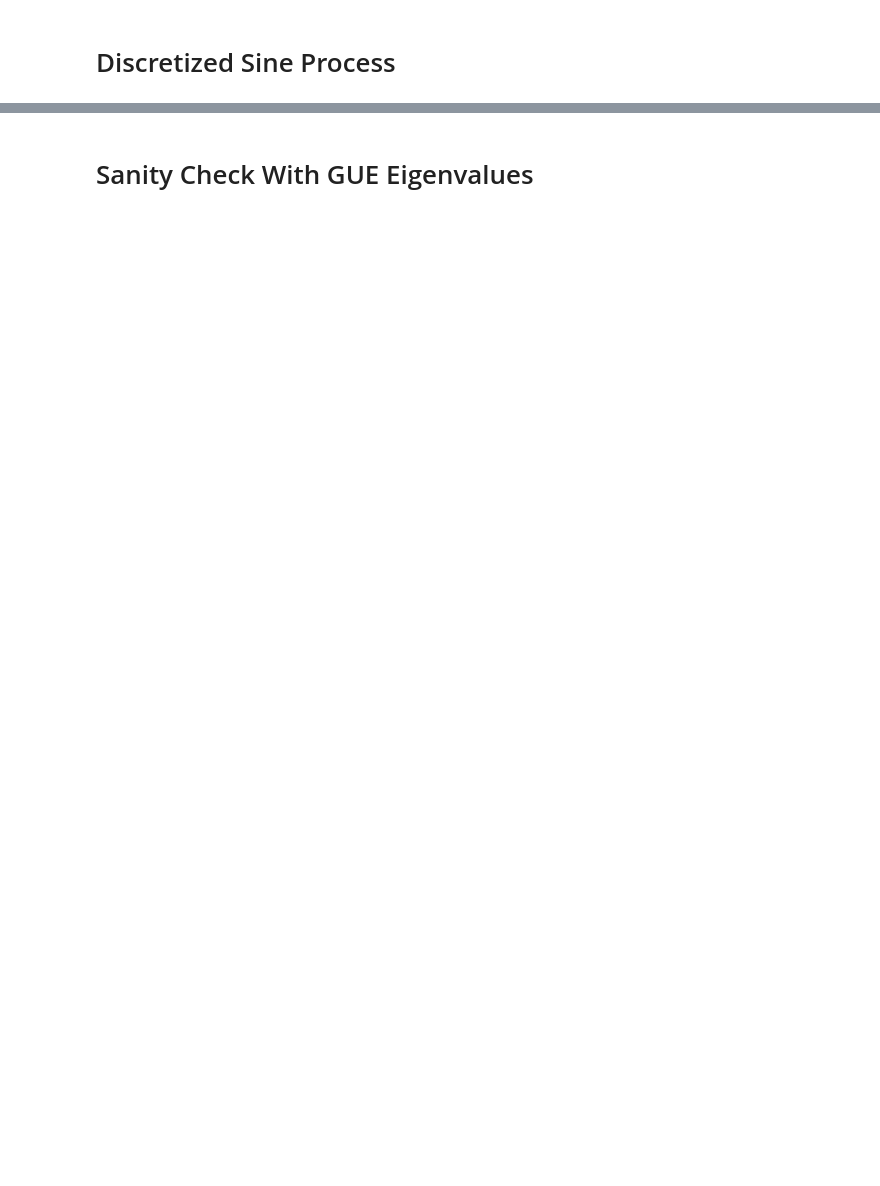
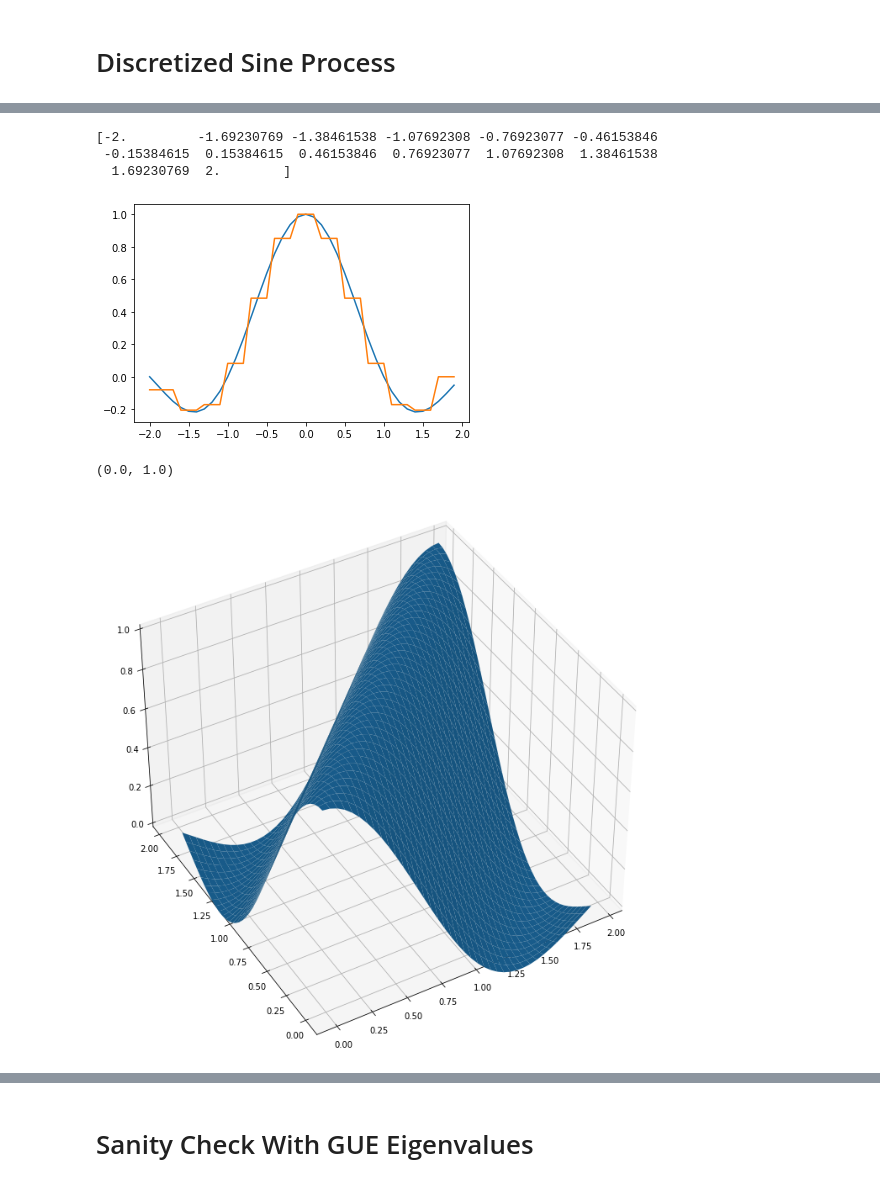
Before and after one commit to SamKirkiles/Determinantal-Point-Process-Sampling, a Jupyter notebook: Determinantal Point Processes.ipynb, the cells around one changed output, grey strips where cells are left out. Drawn from its saved outputs; the diff is of its cells as text; code cells hidden in the pictures; blank space fills up the shorter version.

```diff
--- a/Determinantal Point Processes.ipynb
+++ b/Determinantal Point Processes.ipynb
@@ -194,0 +195,58 @@ print(len(samples))
+# %%
+from matplotlib import cm
+
+k = 3
+a=-2
+b=2
+
+x = np.arange(a,b,.1)
+y = np.sin(math.pi*x)/(math.pi*x)
+
+def discretize(points, a, b, partitions):
+    bins = [a]+np.linspace(a,b,partitions)+[b]
+    return np.piecewise(points,
+                       ([(points <= bins[0])] +
+                       [((points >= bins[i]) & (points <= bins[i + 1])) for i in range(len(bins)-2)] +
+                       [(points >= bins[len(bins) - 1])]),
+                       [0]+([np.sin(math.pi * ((bins[i]+bins[i+1])/2))/(math.pi * ((bins[i]+bins[i+1])/2)) if (bins[i]+bins[i+1])/2 != 0.0 else 1 for i in range(len(bins)-1)])+[0],
+                      )
+
+plt.plot(x,y)
+plt.plot(x,discretize(x, a, b, 14))
+
+samples = np.arange(-4,4,.1)
+
+
+print(
+     )
+
+plt.show()
+
+fig, ax = plt.subplots(subplot_kw={"projection": "3d"},figsize=(12,12))
+
+X = np.arange(0, 2, 0.05)
+Y = np.arange(0, 2, 0.05)
+X, Y = np.meshgrid(X, Y)
+Z = np.sin(math.pi*(X-Y))/(math.pi*(X-Y))
+np.fill_diagonal(Z,1)
+
+# Plot the surface.
+ax.plot_surface(X, Y, Z, rstride=1, cstride=1)
+
+ax.view_init(40, -120)
+ax.set_zlim(0, 1)
+
+fig2, ax2 = plt.subplots(subplot_kw={"projection": "3d"},figsize=(12,12))
+Z_disc = np.sin(math.pi*(X-Y))/(math.pi*(X-Y))
+
+ax2.plot_surface(X, Y, Z, rstride=1, cstride=1)
+
+ax2.view_init(40, -120)
+ax2.set_zlim(0, 1)
+# %% [output]
+[-2.         -1.69230769 -1.38461538 -1.07692308 -0.76923077 -0.46153846
+ -0.15384615  0.15384615  0.46153846  0.76923077  1.07692308  1.38461538
+  1.69230769  2.        ]
+[figure, added]
+(0.0, 1.0)
+[figure, added]
```
Also changed, not shown: parts of 6 cells of this notebook.
